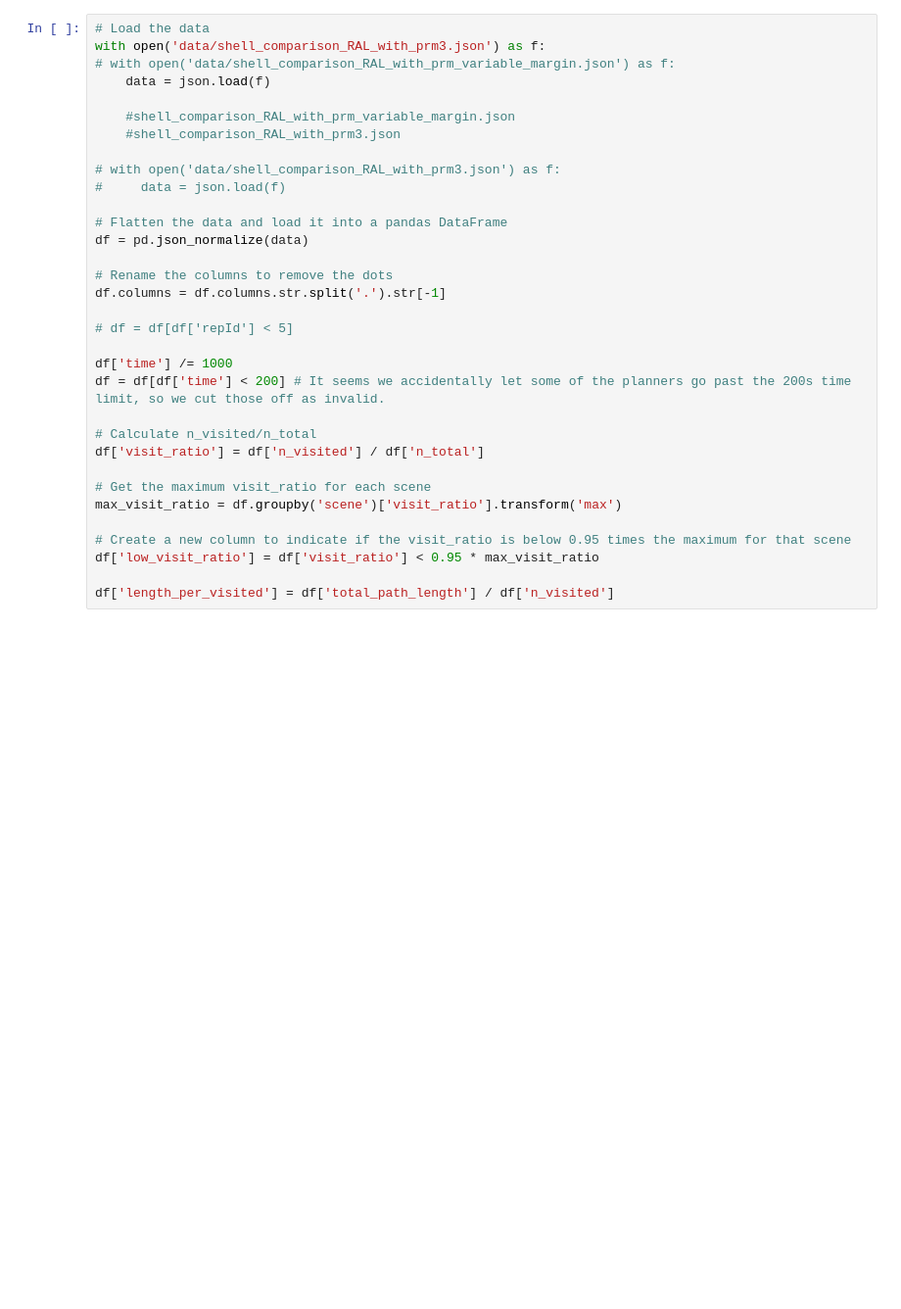
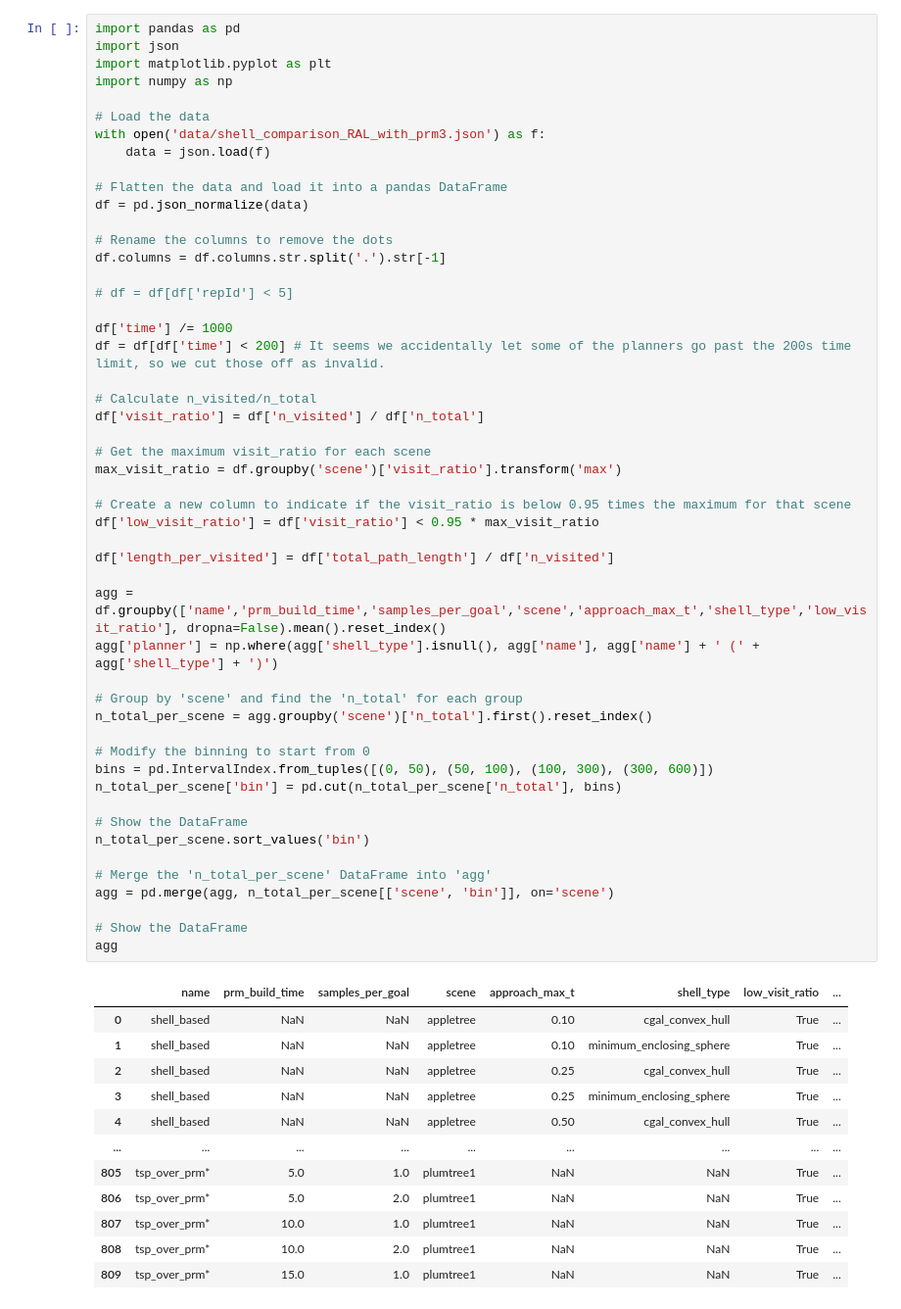
Before and after one commit to werner291/Multigoal-Orchard-Drone-Planning-Library, a Jupyter notebook: analysis/RAL PRM vs Sphere vs Convex.ipynb, the cells around one changed output. Shown: that part at 98% size. Drawn from its saved outputs; the diff is of its cells as text; blank space fills up the shorter version.

```diff
--- a/analysis/RAL PRM vs Sphere vs Convex.ipynb
+++ b/analysis/RAL PRM vs Sphere vs Convex.ipynb
@@ -6,33 +1,63 @@ import numpy as np
 # %%
+import pandas as pd
+import json
+import matplotlib.pyplot as plt
+import numpy as np
+
 # Load the data
 with open('data/shell_comparison_RAL_with_prm3.json') as f:
-# with open('data/shell_comparison_RAL_with_prm_variable_margin.json') as f:
     data = json.load(f)
-
-    #shell_comparison_RAL_with_prm_variable_margin.json
-    #shell_comparison_RAL_with_prm3.json
-
-# with open('data/shell_comparison_RAL_with_prm3.json') as f:
-#     data = json.load(f)
 
 # Flatten the data and load it into a pandas DataFrame
 df = pd.json_normalize(data)
 
 # Rename the columns to remove the dots
 df.columns = df.columns.str.split('.').str[-1]
 
 # df = df[df['repId'] < 5]
 
 df['time'] /= 1000
 df = df[df['time'] < 200] # It seems we accidentally let some of the planners go past the 200s time limit, so we cut those off as invalid.
 
 # Calculate n_visited/n_total
 df['visit_ratio'] = df['n_visited'] / df['n_total']
 
 # Get the maximum visit_ratio for each scene
 max_visit_ratio = df.groupby('scene')['visit_ratio'].transform('max')
 
 # Create a new column to indicate if the visit_ratio is below 0.95 times the maximum for that scene
 df['low_visit_ratio'] = df['visit_ratio'] < 0.95 * max_visit_ratio
 
 df['length_per_visited'] = df['total_path_length'] / df['n_visited']
+
+agg = df.groupby(['name','prm_build_time','samples_per_goal','scene','approach_max_t','shell_type','low_visit_ratio'], dropna=False).mean().reset_index()
+agg['planner'] = np.where(agg['shell_type'].isnull(), agg['name'], agg['name'] + ' (' + agg['shell_type'] + ')')
+
+# Group by 'scene' and find the 'n_total' for each group
+n_total_per_scene = agg.groupby('scene')['n_total'].first().reset_index()
+
+# Modify the binning to start from 0
+bins = pd.IntervalIndex.from_tuples([(0, 50), (50, 100), (100, 300), (300, 600)])
+n_total_per_scene['bin'] = pd.cut(n_total_per_scene['n_total'], bins)
+
+# Show the DataFrame
+n_total_per_scene.sort_values('bin')
+
+# Merge the 'n_total_per_scene' DataFrame into 'agg'
+agg = pd.merge(agg, n_total_per_scene[['scene', 'bin']], on='scene')
+
+# Show the DataFrame
+agg
+# %% [output]
+|  | name | prm_build_time | samples_per_goal | scene | approach_max_t | shell_type | low_visit_ratio | ... |
+| 0 | shell_based | NaN | NaN | appletree | 0.10 | cgal_convex_hull | True | ... |
+| 1 | shell_based | NaN | NaN | appletree | 0.10 | minimum_enclosing_sphere | True | ... |
+| 2 | shell_based | NaN | NaN | appletree | 0.25 | cgal_convex_hull | True | ... |
+| 3 | shell_based | NaN | NaN | appletree | 0.25 | minimum_enclosing_sphere | True | ... |
+| 4 | shell_based | NaN | NaN | appletree | 0.50 | cgal_convex_hull | True | ... |
+| ... | ... | ... | ... | ... | ... | ... | ... | ... |
+| 805 | tsp_over_prm* | 5.0 | 1.0 | plumtree1 | NaN | NaN | True | ... |
+| 806 | tsp_over_prm* | 5.0 | 2.0 | plumtree1 | NaN | NaN | True | ... |
+| 807 | tsp_over_prm* | 10.0 | 1.0 | plumtree1 | NaN | NaN | True | ... |
+| 808 | tsp_over_prm* | 10.0 | 2.0 | plumtree1 | NaN | NaN | True | ... |
+| 809 | tsp_over_prm* | 15.0 | 1.0 | plumtree1 | NaN | NaN | True | ... |
```
Also changed, not shown: parts of 11 cells of this notebook.
